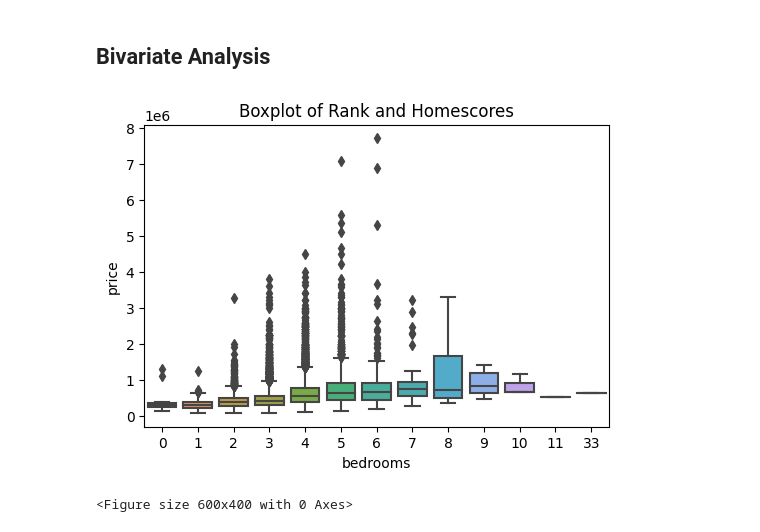
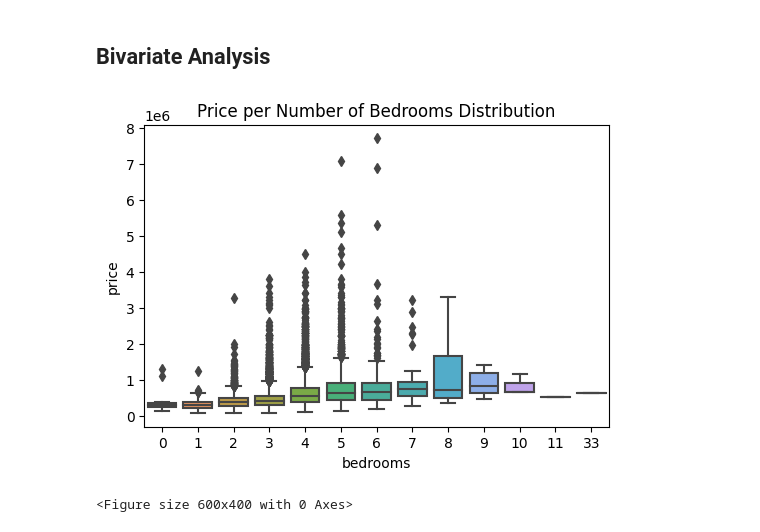
Before and after one commit to Mwadz/Hass-Consulting-Company, a Jupyter notebook: Regression_week_7.ipynb, the cells around one changed output. Cells and saved outputs as stored; diff of their text form; code cells hidden in the pictures.

```diff
--- a/Regression_week_7.ipynb
+++ b/Regression_week_7.ipynb
@@ -338,15 +344,15 @@ sns.lineplot(data=estate, x="yr_built", y="price");
 # %%
 # prompting system to ignore warnings
 import warnings
 warnings.simplefilter(action='ignore', category=FutureWarning)
 
-# can add pallete to boxplot
+# checking price per number of bedrooms
 plt.figure(dpi = 100)
 sns.boxplot(estate['bedrooms'],y)
-plt.title("Boxplot of Rank and Homescores")
+plt.title("Price per Number of Bedrooms Distribution")
 plt.show()
 # %% [output]
-[figure, old version]
+[figure, new version]
 # %%
 # plotting bedrooms against bathrooms
 plt.figure(dpi = 100)
```
Also changed, not shown: parts of 29 cells of this notebook.
